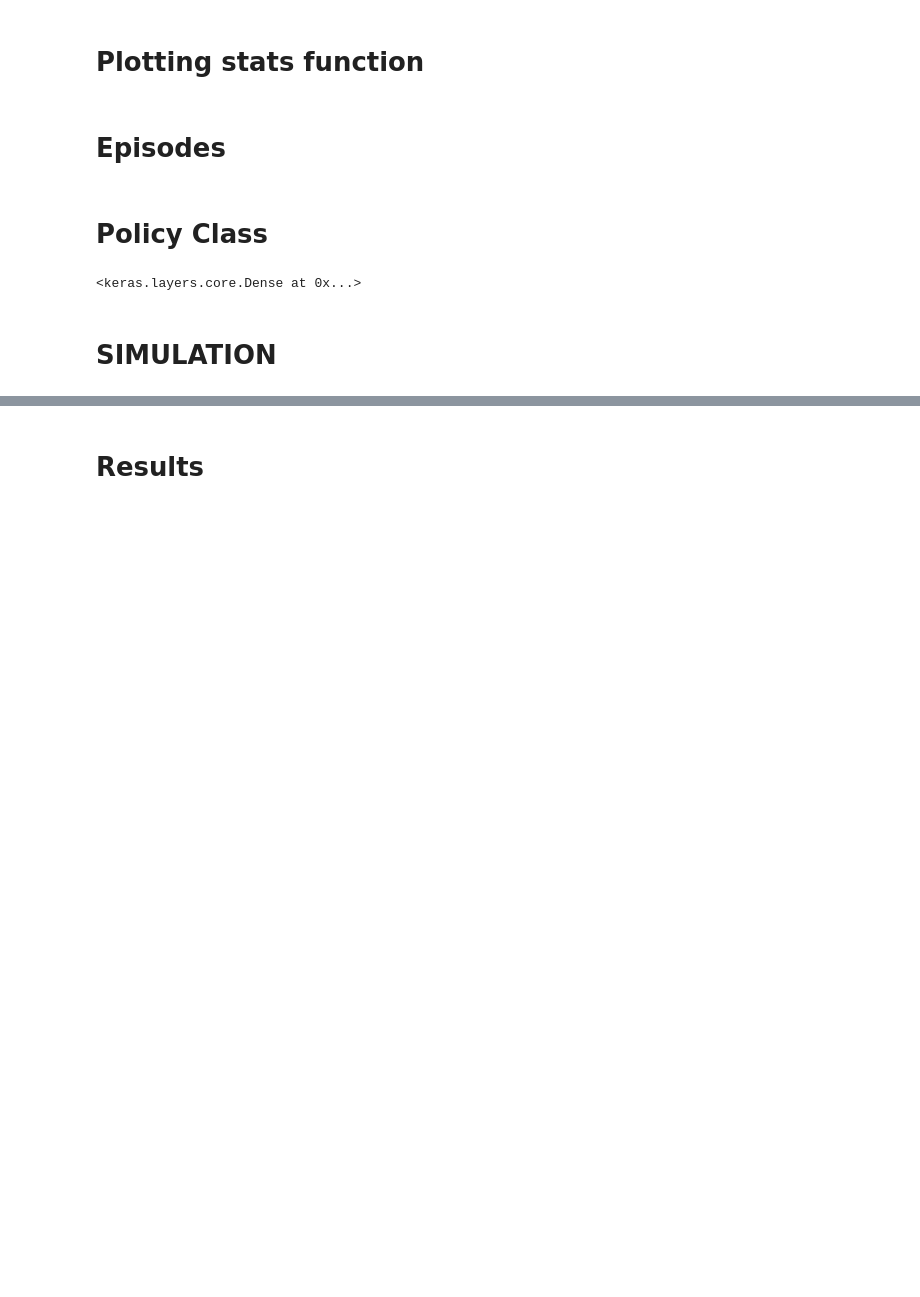
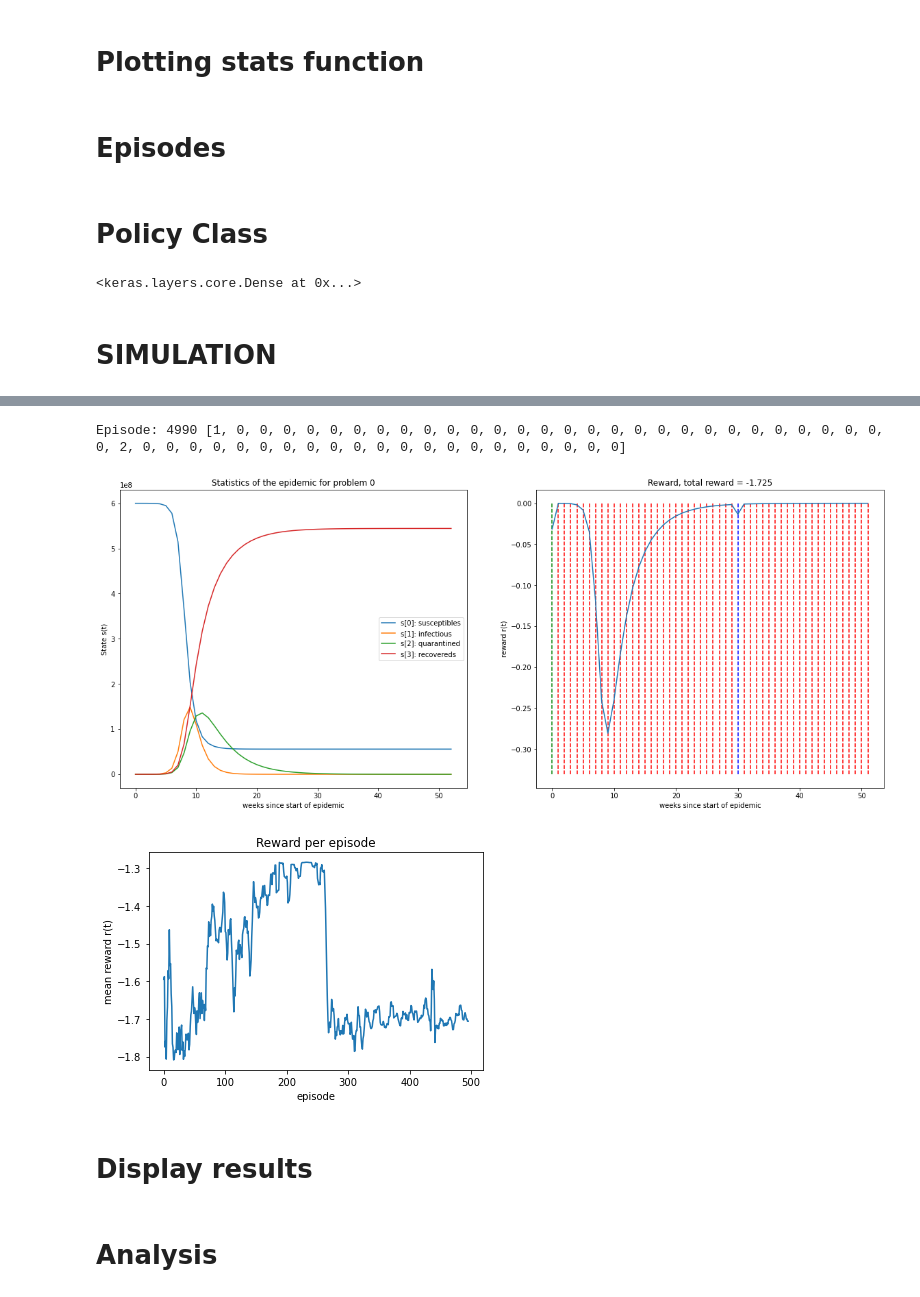
Before and after one commit to erolm-a/ai-coursework-2020, a Jupyter notebook: notebooks/run_policy-search_rbf.ipynb, the cells around one changed output, grey strips where cells are left out. Drawn from its saved outputs; the diff is of its cells as text; code cells hidden in the pictures; blank space fills up the shorter version.

```diff
--- a/notebooks/run_policy-search_rbf.ipynb
+++ b/notebooks/run_policy-search_rbf.ipynb
@@ -211,20 +209,20 @@ class PolicySearchAgent:
         self.__build_train_fn()
 
     '''
-    Tabular methods implementation of build_model = constructing a neural network
+    RBF methods implementation of build_model = constructing a neural network
     Creates a stochastic policy representation that is differentiable, using softmax function
     '''
     def __build_model(self):
         # print("build: " + str(self.dim_observation))
         self.X = layers.Input(shape=(self.n_states,))
         net = self.X
-        net = RBFLayer(20,self.gamma)(net)
+        net = RBFLayer(10,self.gamma)(net)
         net = layers.Dense(self.n_states, kernel_initializer=initializers.Zeros())(net)
         net = layers.Activation("softmax")(net)
         self.model = Model(inputs=self.X, outputs=net)
 
     '''
-    Tabular methods implementation of build_fn = training the neural network
+    RBF methods implementation of build_fn = training the neural network
     Custom train function that that replaces `model.fit(X, y)`because we use the output of model and use it for training
     Called using self.train_fn([state, action_one_hot, target])` which would train the model
     '''
@@ -252,12 +250,9 @@ class PolicySearchAgent:
 
 
     '''
-    Tabular methods using discretized state space, digitizes a state into a set of bins
     Encodes the state as one-hot
     '''
     def get_state_encoding(self, state):
-        # Create a set of bins to put vallues into
-        #bins = np.linspace(0, self.population, self.bins+1)
         # print(np.log(np.array(state) + 1))
         return np.log(np.array(state) + 1)
 
@@ -290,6 +285,7 @@ class PolicySearchAgent:
         for i in range(self.steps):
             # Get one-hot encodings of action-space, while log state gets converted to log space
             # TODO (for Fahad): determine if log space is still effective here
+
             log_state = self.get_state_encoding(self.episode.states[i]).reshape((1,4))
             action_onehot = np_utils.to_categorical(self.episode.actions[i], num_classes=self.dim_action[0])
 
@@ -400,2 +384,18 @@ Episode: 499
+# %%
+# setup base environment
+env = virl.Epidemic(stochastic=False, noisy=False)
+
+# Set up policy search agent
+approximator_ps = PolicySearchAgent(env, alpha=0.02, gamma=0.5)
+stats = learn(env, approximator_ps, 500)
+
+utils.evaluate(create_policy(approximator_ps))
+utils.plot_avg_reward(stats.episode_rewards)
+# %% [output]
+Episode: 4990 [1, 0, 0, 0, 0, 0, 0, 0, 0, 0, 0, 0, 0, 0, 0, 0, 0, 0, 0, 0, 0, 0, 0, 0, 0, 0, 0, 0, 0, 0, 2, 0, 0, 0, 0, 0, 0, 0, 0, 0, 0, 0, 0, 0, 0, 0, 0, 0, 0, 0, 0, 0]
+[figure, added]
+[figure, added]
+# %% [markdown]
+# Display results
 # %% [markdown]
-# Results
+# Analysis
```
Also changed, not shown: parts of 18 cells of this notebook.
